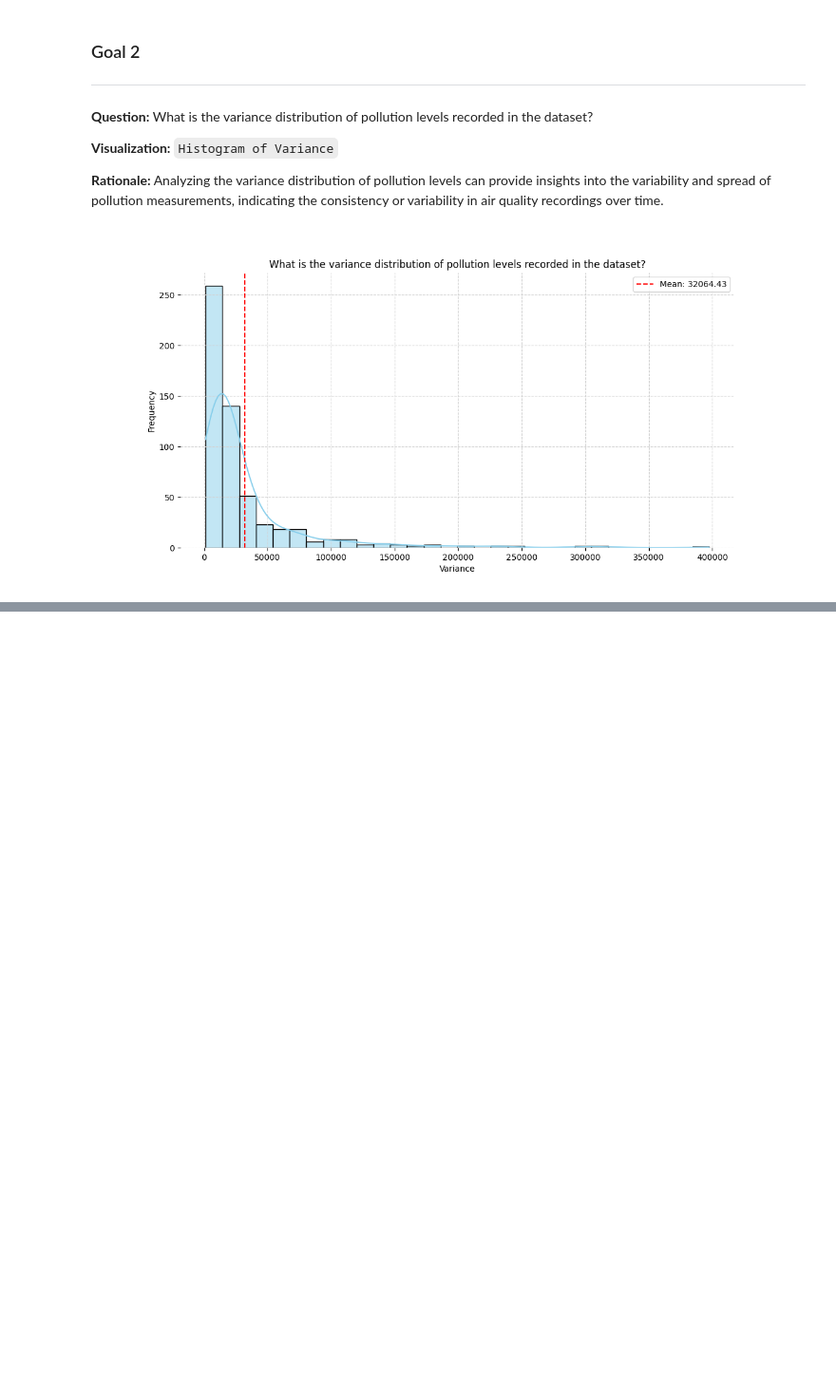
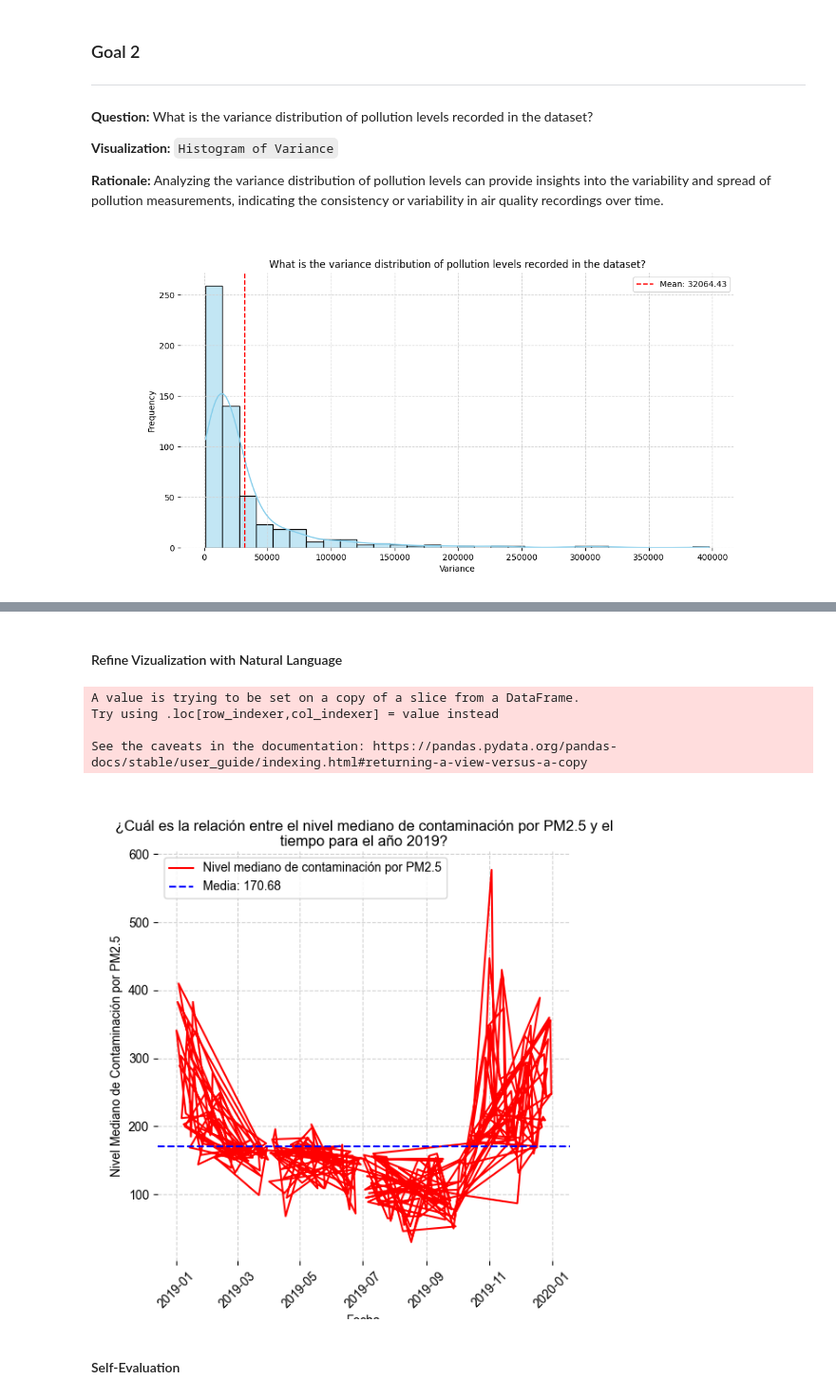
Before and after one commit to divijkulshrestha/ai-fuelled-analytics, a Jupyter notebook: lida_demo.ipynb, the cells around one changed output, grey strips where cells are left out. Shown at 95% size. Cells and saved outputs as stored; diff of their text form; code cells hidden in the pictures; blank space fills up the shorter version.

```diff
--- a/lida_demo.ipynb
+++ b/lida_demo.ipynb
@@ -86,0 +305,15 @@ charts[0]
+# %% [markdown]
+#### Refine Vizualization with Natural Language
+# %%
+textgen_config = TextGenerationConfig(n=1, temperature=0, use_cache=True)
+instructions = ["make the chart height and width equal", "change the color of the chart to red", "translate the chart to spanish"]
+edited_charts = lida.edit(code=code,  summary=summary, instructions=instructions, library=library, textgen_config=textgen_config)
+edited_charts[0]
+# %% [output]
+A value is trying to be set on a copy of a slice from a DataFrame.
+Try using .loc[row_indexer,col_indexer] = value instead
+
+See the caveats in the documentation: https://pandas.pydata.org/pandas-docs/stable/user_guide/indexing.html#returning-a-view-versus-a-copy
+[figure, added]
+# %% [markdown]
+#### Self-Evaluation
```
Also changed, not shown: parts of 23 cells of this notebook.
